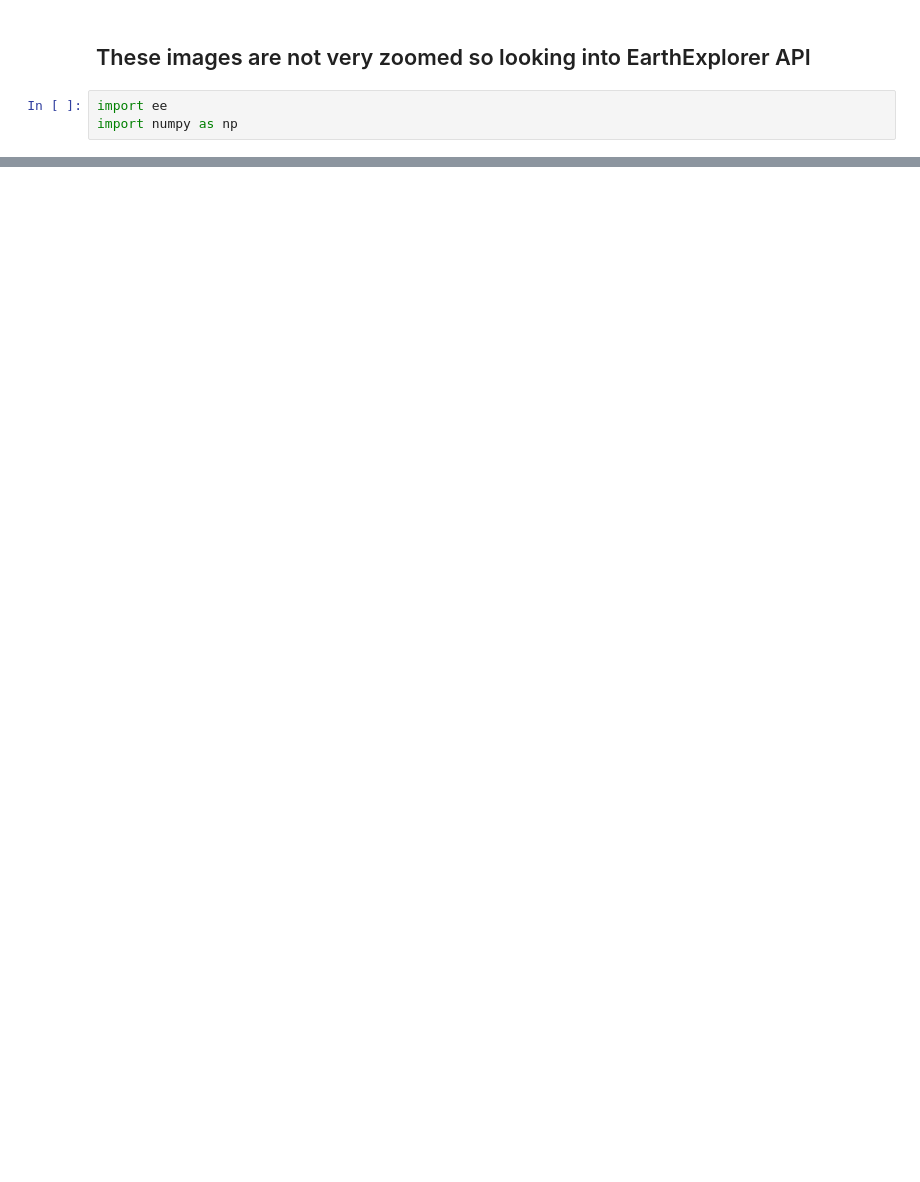
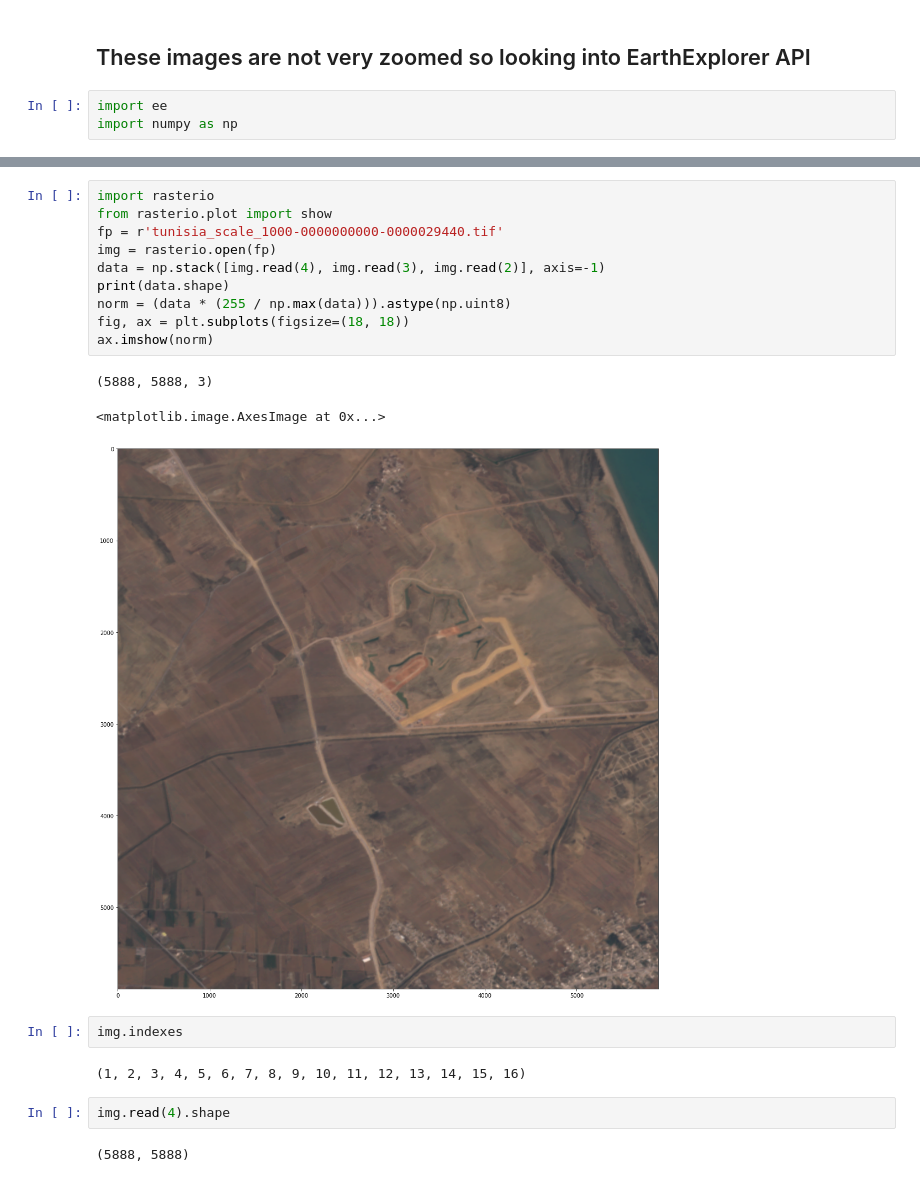
Before and after one commit to acoadmarmon/united-nations-resilient-cities, a Jupyter notebook: landsat_exploration.ipynb, the cells around one changed output, grey strips where cells are left out. Drawn from its saved outputs; the diff is of its cells as text; blank space fills up the shorter version.

Commit message:
able to get high-res satellite imagery

```diff
--- a/landsat_exploration.ipynb
+++ b/landsat_exploration.ipynb
@@ -101,3 +126,25 @@ map_l8.add_ee_layer(image, image_viz_params, 'false color composite')
 display(map_l8)
 # %% [output]
 [interactive output not drawn]
+# %%
+import rasterio
+from rasterio.plot import show
+fp = r'tunisia_scale_1000-0000000000-0000029440.tif'
+img = rasterio.open(fp)
+data = np.stack([img.read(4), img.read(3), img.read(2)], axis=-1)
+print(data.shape)
+norm = (data * (255 / np.max(data))).astype(np.uint8)
+fig, ax = plt.subplots(figsize=(18, 18))
+ax.imshow(norm)
+# %% [output]
+(5888, 5888, 3)
+<matplotlib.image.AxesImage at 0x...>
+[figure, added]
+# %%
+img.indexes
+# %% [output]
+(1, 2, 3, 4, 5, 6, 7, 8, 9, 10, 11, 12, 13, 14, 15, 16)
+# %%
+img.read(4).shape
+# %% [output]
+(5888, 5888)
```
Also changed, not shown: parts of 9 cells of this notebook, 2 other files.
